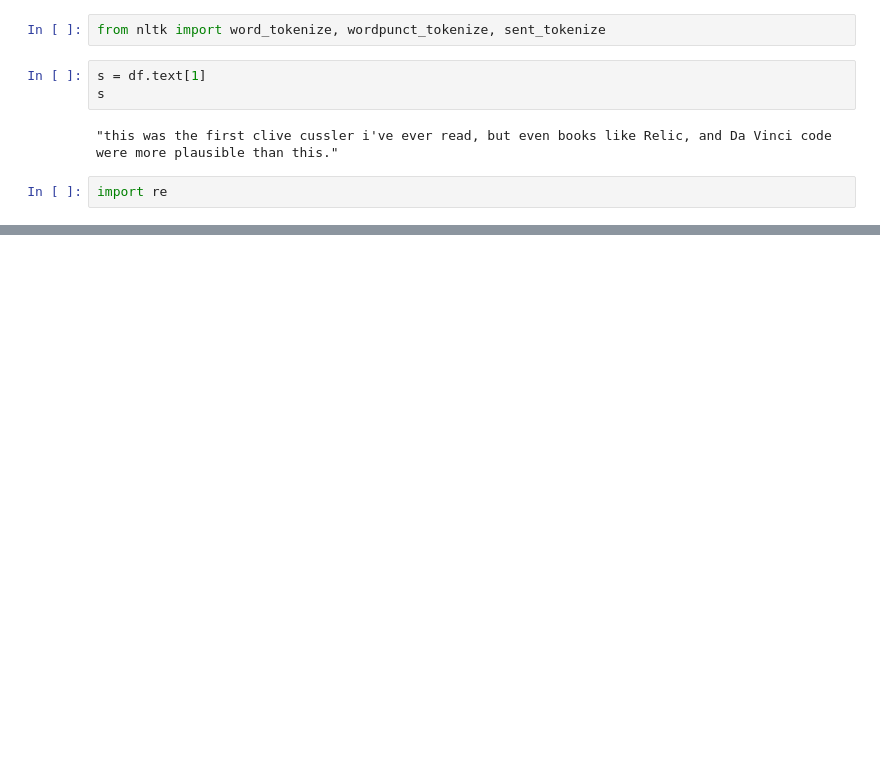
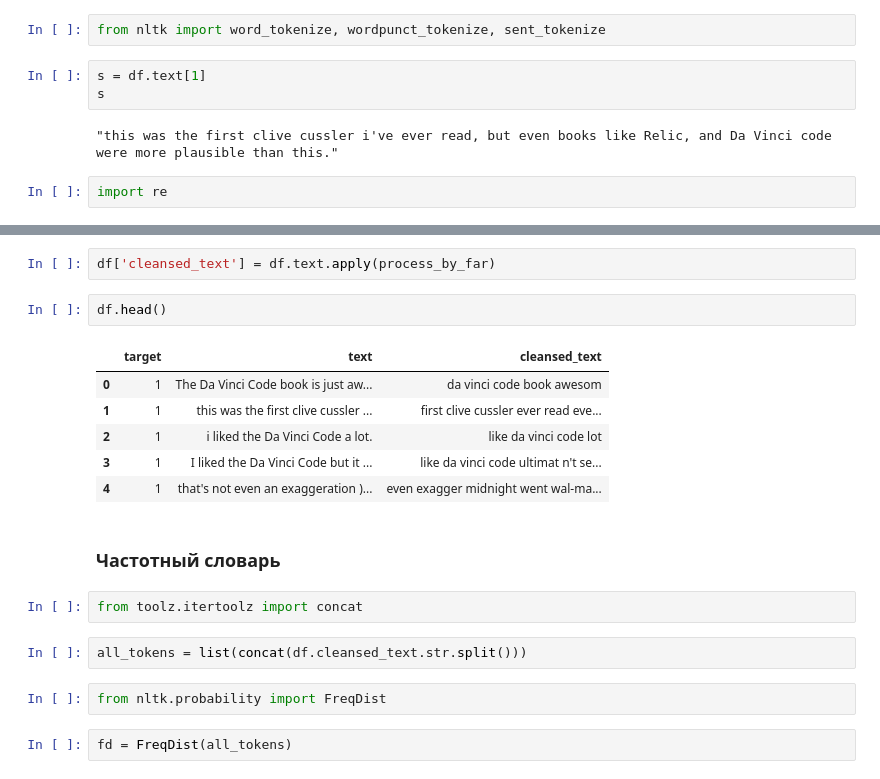
Before and after one commit to lithiumdenis/MLSchool, a Jupyter notebook: 7. Анализ тональности.ipynb, the cells around one changed output, grey strips where cells are left out. Drawn from its saved outputs; the diff is of its cells as text; blank space fills up the shorter version.

```diff
--- a/7. Анализ тональности.ipynb
+++ b/7. Анализ тональности.ipynb
@@ -77,0 +291,21 @@ LookupError:
+# %%
+df['cleansed_text'] = df.text.apply(process_by_far)
+# %%
+df.head()
+# %% [output]
+|  | target | text | cleansed_text |
+| 0 | 1 | The Da Vinci Code book is just aw... | da vinci code book awesom |
+| 1 | 1 | this was the first clive cussler ... | first clive cussler ever read eve... |
+| 2 | 1 | i liked the Da Vinci Code a lot. | like da vinci code lot |
+| 3 | 1 | I liked the Da Vinci Code but it ... | like da vinci code ultimat n't se... |
+| 4 | 1 | that's not even an exaggeration )... | even exagger midnight went wal-ma... |
+# %% [markdown]
+### Частотный словарь
+# %%
+from toolz.itertoolz import concat
+# %%
+all_tokens = list(concat(df.cleansed_text.str.split()))
+# %%
+from nltk.probability import FreqDist
+# %%
+fd = FreqDist(all_tokens)
```
Also changed, not shown: parts of 68 cells of this notebook, 6 other files.
